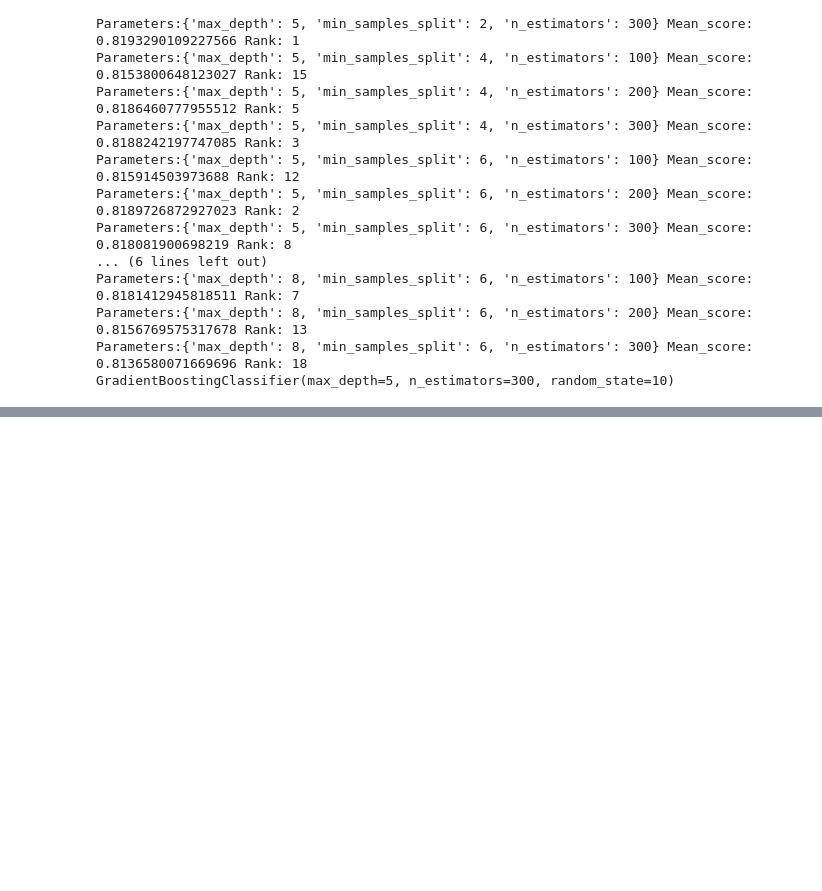
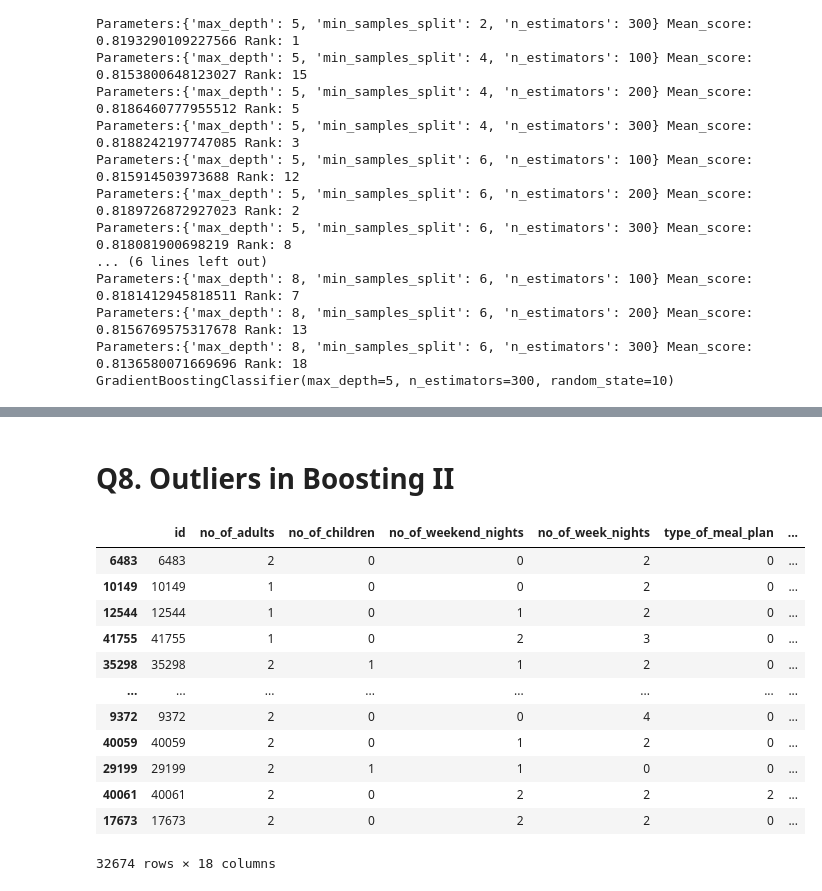
Before and after one commit to UpendraSinghRathore85/ML-Projects-Python, a Jupyter notebook: Supervised Algorithms/Day 141 - ML Boosting -2.ipynb, the cells around one changed output, grey strips where cells are left out. Cells and saved outputs as stored; diff of their text form; code cells hidden in the pictures; blank space fills up the shorter version.

```diff
--- a/Supervised Algorithms/Day 141 - ML Boosting -2.ipynb
+++ b/Supervised Algorithms/Day 141 - ML Boosting -2.ipynb
@@ -318,0 +376,19 @@ GradientBoostingClassifier(max_depth=5, n_estimators=300, random_state=10)
+# %% [markdown]
+# Q8. Outliers in Boosting II
+# %%
+X_train_oRem = X_train[(X_train.lead_time < per_99) & (X_train.lead_time > per_0)]
+X_train_oRem
+# %% [output]
+|  | id | no_of_adults | no_of_children | no_of_weekend_nights | no_of_week_nights | type_of_meal_plan | ... |
+| 6483 | 6483 | 2 | 0 | 0 | 2 | 0 | ... |
+| 10149 | 10149 | 1 | 0 | 0 | 2 | 0 | ... |
+| 12544 | 12544 | 1 | 0 | 1 | 2 | 0 | ... |
+| 41755 | 41755 | 1 | 0 | 2 | 3 | 0 | ... |
+| 35298 | 35298 | 2 | 1 | 1 | 2 | 0 | ... |
+| ... | ... | ... | ... | ... | ... | ... | ... |
+| 9372 | 9372 | 2 | 0 | 0 | 4 | 0 | ... |
+| 40059 | 40059 | 2 | 0 | 1 | 2 | 0 | ... |
+| 29199 | 29199 | 2 | 1 | 1 | 0 | 0 | ... |
+| 40061 | 40061 | 2 | 0 | 2 | 2 | 2 | ... |
+| 17673 | 17673 | 2 | 0 | 2 | 2 | 0 | ... |
+32674 rows × 18 columns
```
Also changed, not shown: parts of 23 cells of this notebook.
